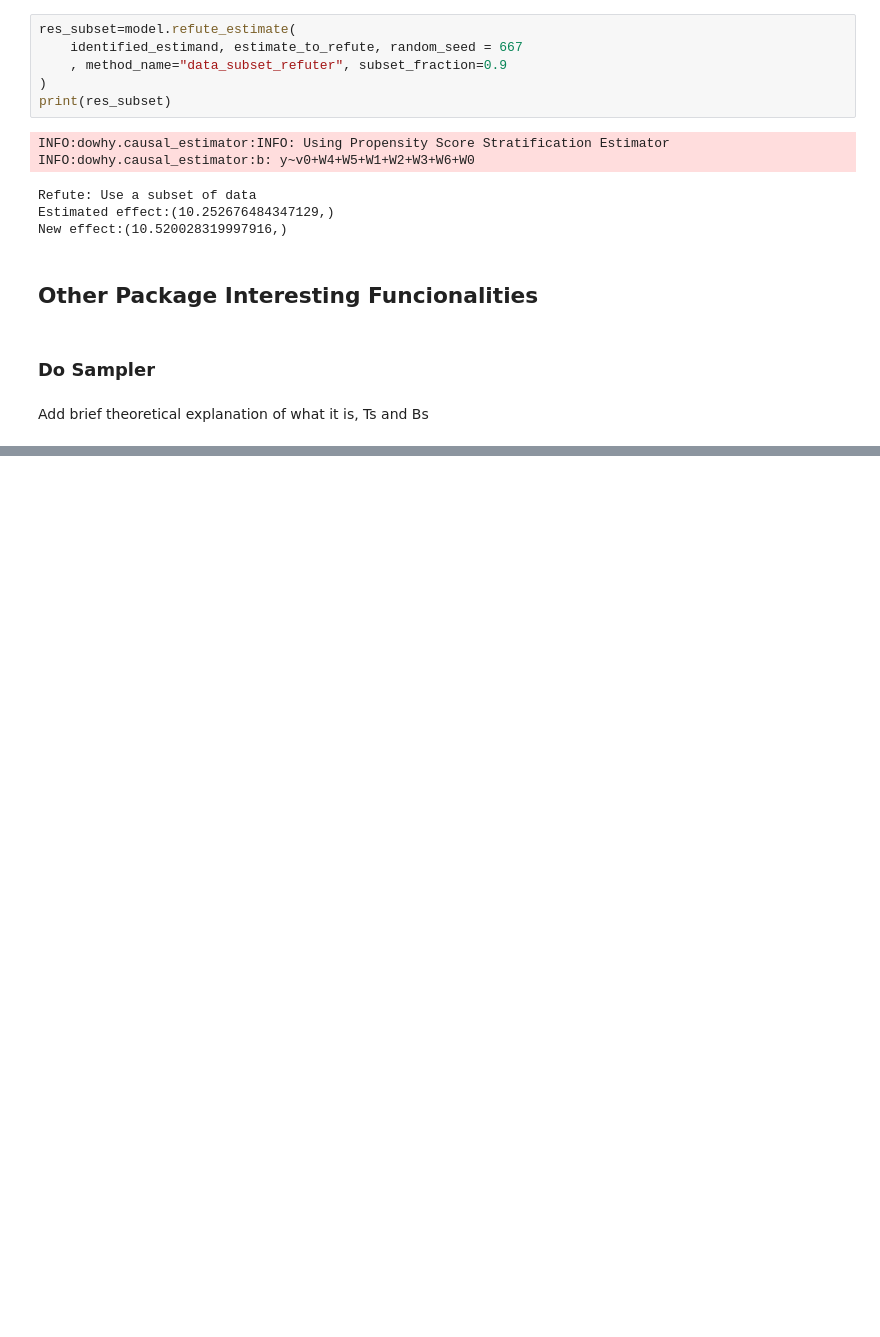
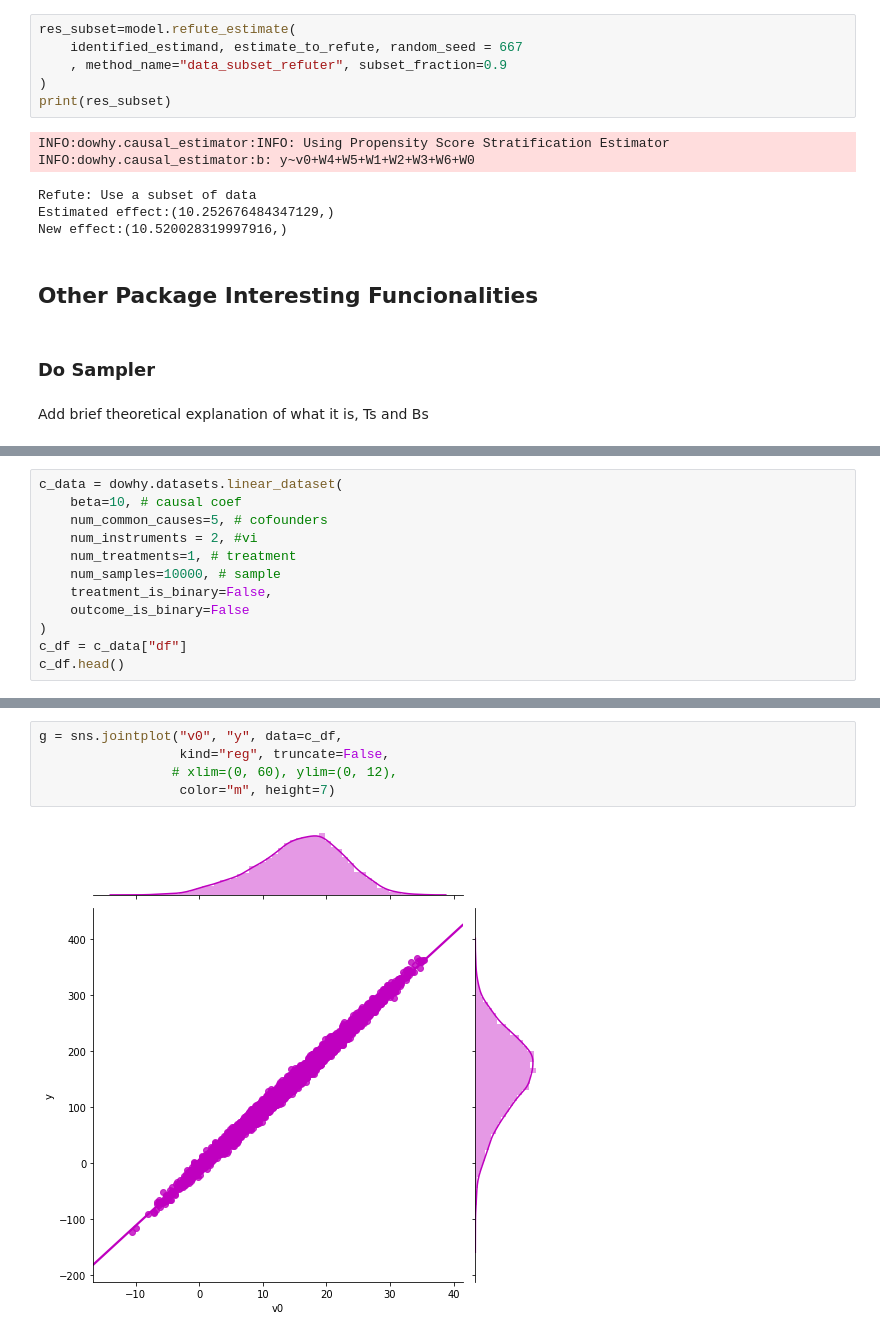
Before and after one commit to bicudorafa/causal-inference-essay-dowhy, a Jupyter notebook: dowhy_example.ipynb, the cells around one changed output, grey strips where cells are left out. Cells and saved outputs as stored; diff of their text form; blank space fills up the shorter version.

Commit message:
Continuous Treatment Case Start

```diff
--- a/dowhy_example.ipynb
+++ b/dowhy_example.ipynb
@@ -535,0 +544,12 @@ for intervention in interventions:
+# %%
+c_data = dowhy.datasets.linear_dataset(
+    beta=10, # causal coef
+    num_common_causes=5, # cofounders
+    num_instruments = 2, #vi
+    num_treatments=1, # treatment
+    num_samples=10000, # sample
+    treatment_is_binary=False,
+    outcome_is_binary=False
+)
+c_df = c_data["df"]
+c_df.head()
@@ -535,0 +563,7 @@ for intervention in interventions:
+# %%
+g = sns.jointplot("v0", "y", data=c_df,
+                  kind="reg", truncate=False,
+                 # xlim=(0, 60), ylim=(0, 12),
+                  color="m", height=7)
+# %% [output]
+[figure, added]
```
Also changed, not shown: parts of 14 cells of this notebook.
